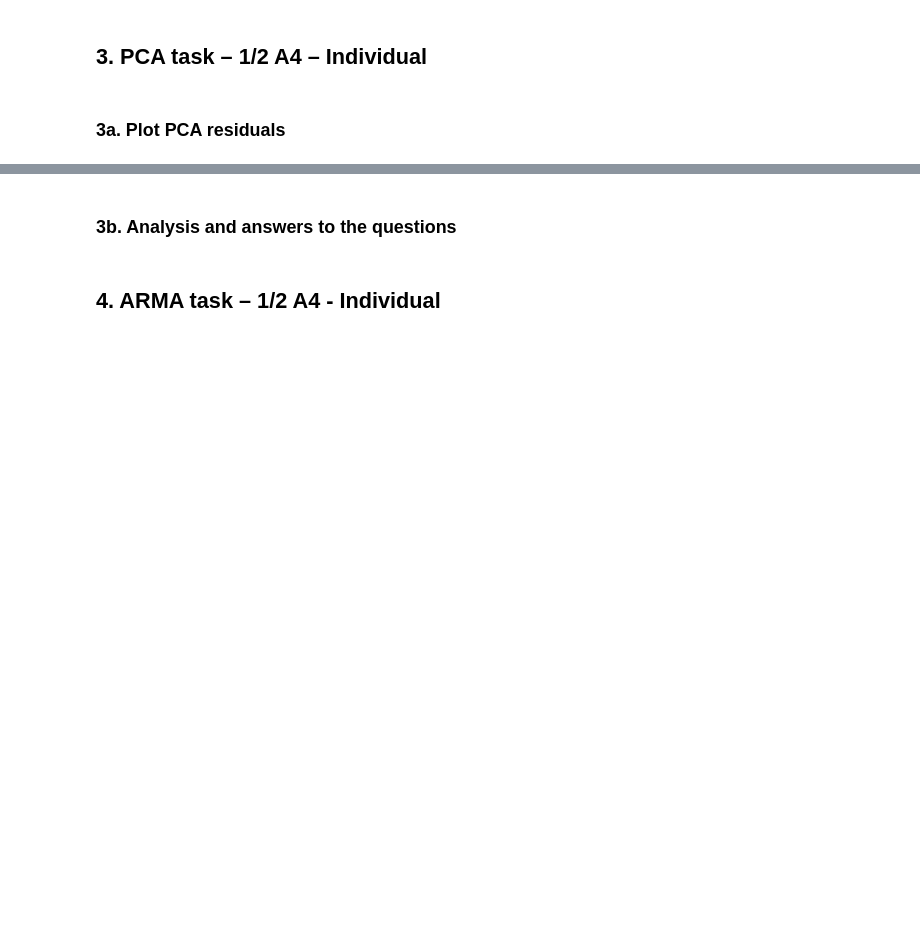
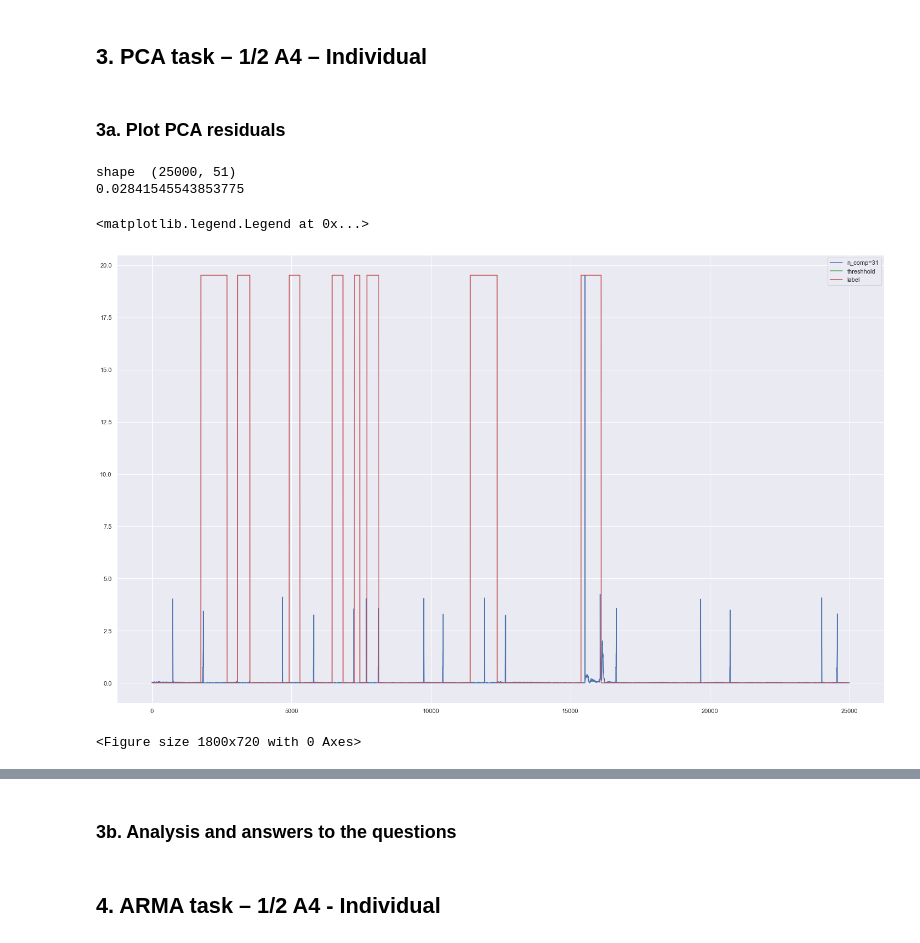
Before and after one commit to kponichtera/cs4035-cda, a Jupyter notebook: lab2/pca_reg.ipynb, the cells around one changed output, grey strips where cells are left out. Cells and saved outputs as stored; diff of their text form; code cells hidden in the pictures; blank space fills up the shorter version.

```diff
--- a/lab2/pca_reg.ipynb
+++ b/lab2/pca_reg.ipynb
@@ -181,3 +184,54 @@ plt.show()
 ## 3. PCA task – 1/2 A4 – Individual
 # %% [markdown]
 ### 3a. Plot PCA residuals
+# %%
+# normalize the data by scaling
+# apply pca with different number of num components
+# reconstruct initial data
+# calculate and plot residuals using sum of squared errors
+
+from sklearn.decomposition import PCA
+from sklearn.preprocessing import StandardScaler
+import matplotlib.pyplot as plt
+%matplotlib inline
+import seaborn as sns
+
+df_pca = df_val.copy()
+df_pca = df_pca.drop(columns=['Id', 'Timestamp', 'Label'])
+#df_pca = df_pca[:][325000:375000]
+#df_pca = df_pca[:][325000:350000]
+X_train = df_pca.to_numpy()
+print('shape ', np.shape(X_train))
+#print('mean before scaling ', X_train.mean(axis=0))
+scaler = StandardScaler()
+X_train = scaler.fit_transform(X_train)
+#print('mean after scaling ', X_train.mean(axis=0))
+df_pca = pd.DataFrame(X_train, columns=df_pca.columns)
+#print(df_pca.head())
+
+def calc_residuals(original_arr, reconstructed_arr):
+    return pd.Series(data=np.sum(np.square(original_arr.to_numpy() - reconstructed_arr.to_numpy()), axis=1), index=original_arr.index)
+
+figure, ax = plt.subplots(figsize=[25,15])
+plt.figure(figsize=[25,10])
+
+# 40 max components
+scores = []
+for i in range(31,32):
+    pca = PCA(n_components=i, random_state=0)
+    X_train_pca = pd.DataFrame(pca.fit_transform(df_pca), index=df_pca.index)
+    X_train_res = pd.DataFrame(pca.inverse_transform(X_train_pca), index=X_train_pca.index, columns=df_pca.columns)
+    scores = calc_residuals(df_pca, X_train_res)
+    ax.plot(scores, 'b', label='n_comp=' + str(i))
+
+threshhold = np.mean(scores)
+print(threshhold)
+ax.plot(threshhold, 'g', label='threshhold')
+ax.plot(df_val['Label'] * scores.max(), 'r', label='label')
+ax.legend()
+# %% [output]
+shape  (25000, 51)
+0.02841545543853775
+<matplotlib.legend.Legend at 0x...>
+[figure, added]
+<Figure size 1800x720 with 0 Axes>
```
Also changed, not shown: parts of 3 cells of this notebook.
